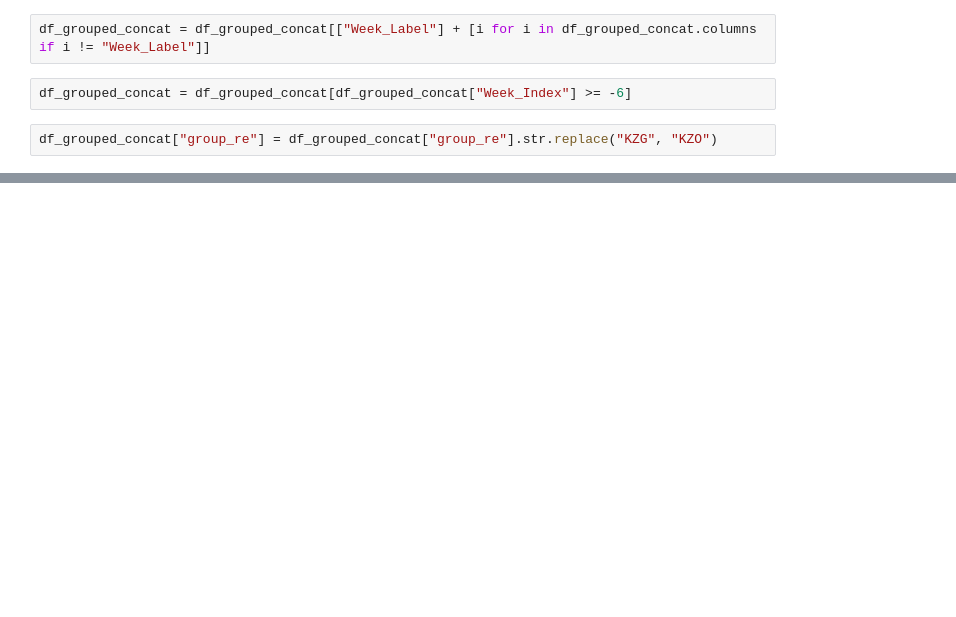
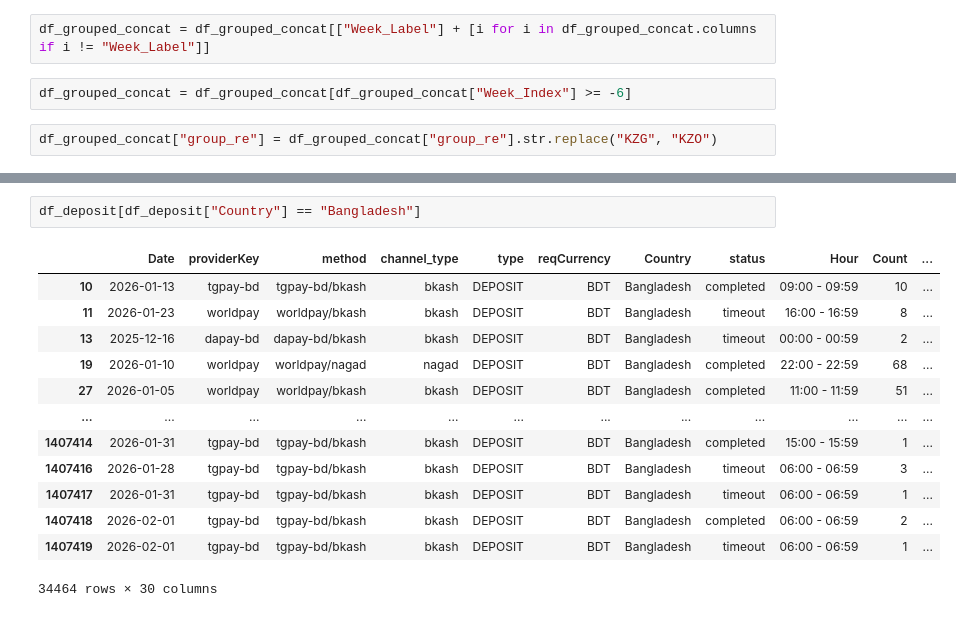
Before and after one commit to Cody0002/PGW-Health-Pipeline, a Jupyter notebook: transform_data.ipynb, the cells around one changed output, grey strips where cells are left out. Drawn from its saved outputs; the diff is of its cells as text; blank space fills up the shorter version.

```diff
--- a/transform_data.ipynb
+++ b/transform_data.ipynb
@@ -881 +891,17 @@ Writing 2422 rows to Google Sheets...
 Done!
+# %%
+df_deposit[df_deposit["Country"] == "Bangladesh"]
+# %% [output]
+|  | Date | providerKey | method | channel_type | type | reqCurrency | Country | status | Hour | Count | ... |
+| 10 | 2026-01-13 | tgpay-bd | tgpay-bd/bkash | bkash | DEPOSIT | BDT | Bangladesh | completed | 09:00 - 09:59 | 10 | ... |
+| 11 | 2026-01-23 | worldpay | worldpay/bkash | bkash | DEPOSIT | BDT | Bangladesh | timeout | 16:00 - 16:59 | 8 | ... |
+| 13 | 2025-12-16 | dapay-bd | dapay-bd/bkash | bkash | DEPOSIT | BDT | Bangladesh | timeout | 00:00 - 00:59 | 2 | ... |
+| 19 | 2026-01-10 | worldpay | worldpay/nagad | nagad | DEPOSIT | BDT | Bangladesh | completed | 22:00 - 22:59 | 68 | ... |
+| 27 | 2026-01-05 | worldpay | worldpay/bkash | bkash | DEPOSIT | BDT | Bangladesh | completed | 11:00 - 11:59 | 51 | ... |
+| ... | ... | ... | ... | ... | ... | ... | ... | ... | ... | ... | ... |
+| 1407414 | 2026-01-31 | tgpay-bd | tgpay-bd/bkash | bkash | DEPOSIT | BDT | Bangladesh | completed | 15:00 - 15:59 | 1 | ... |
+| 1407416 | 2026-01-28 | tgpay-bd | tgpay-bd/bkash | bkash | DEPOSIT | BDT | Bangladesh | timeout | 06:00 - 06:59 | 3 | ... |
+| 1407417 | 2026-01-31 | tgpay-bd | tgpay-bd/bkash | bkash | DEPOSIT | BDT | Bangladesh | timeout | 06:00 - 06:59 | 1 | ... |
+| 1407418 | 2026-02-01 | tgpay-bd | tgpay-bd/bkash | bkash | DEPOSIT | BDT | Bangladesh | completed | 06:00 - 06:59 | 2 | ... |
+| 1407419 | 2026-02-01 | tgpay-bd | tgpay-bd/bkash | bkash | DEPOSIT | BDT | Bangladesh | timeout | 06:00 - 06:59 | 1 | ... |
+34464 rows × 30 columns
```
Also changed, not shown: parts of 23 cells of this notebook, 2 other files.
